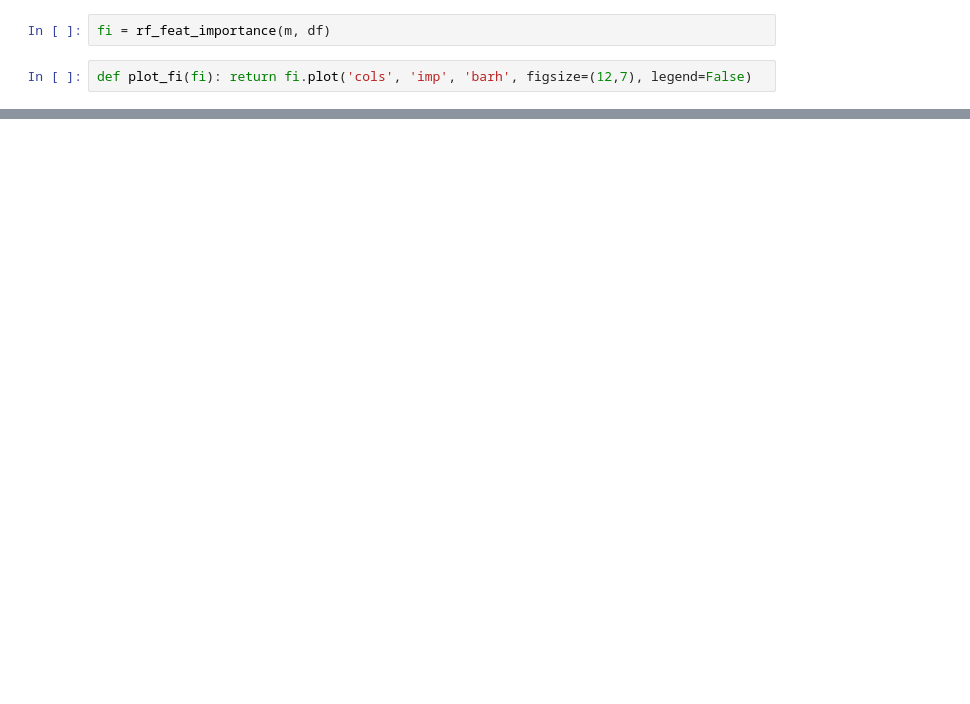
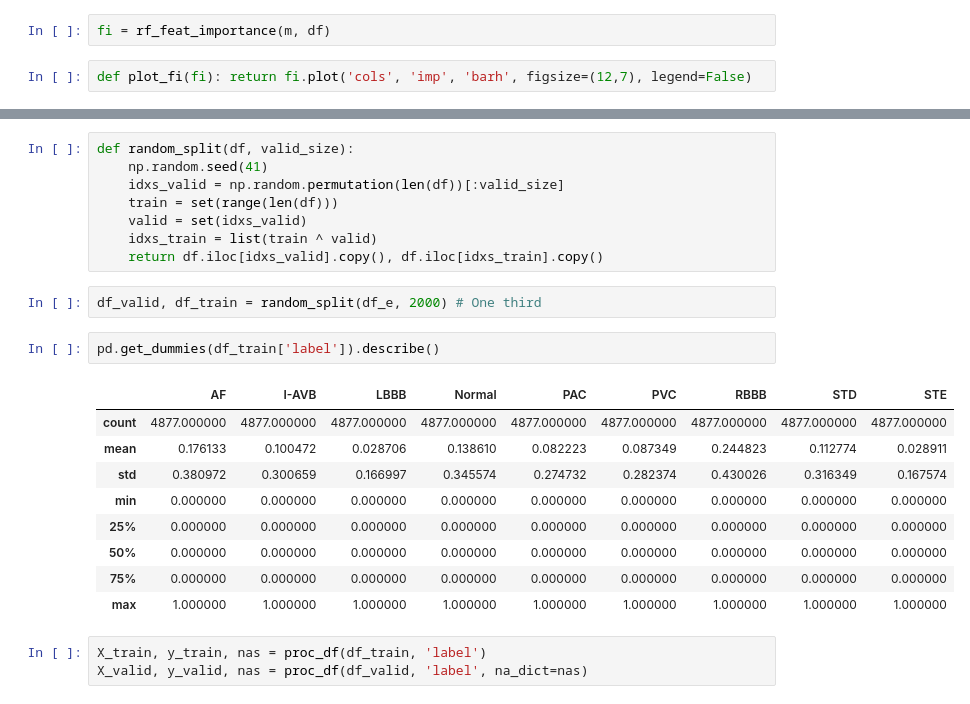
Before and after one commit to tomiambro/phys2020Classifier, a Jupyter notebook: simpleClassifier.ipynb, the cells around one changed output, grey strips where cells are left out. Saved outputs shown, nothing was run; the diff lists cells and outputs as text; blank space fills up the shorter version.

```diff
--- a/simpleClassifier.ipynb
+++ b/simpleClassifier.ipynb
@@ -137,0 +223,25 @@ plot_fi(fi[:25]);
+# %%
+def random_split(df, valid_size):
+    np.random.seed(41)
+    idxs_valid = np.random.permutation(len(df))[:valid_size]
+    train = set(range(len(df)))
+    valid = set(idxs_valid)
+    idxs_train = list(train ^ valid)
+    return df.iloc[idxs_valid].copy(), df.iloc[idxs_train].copy()
+# %%
+df_valid, df_train = random_split(df_e, 2000) # One third
+# %%
+pd.get_dummies(df_train['label']).describe()
+# %% [output]
+|  | AF | I-AVB | LBBB | Normal | PAC | PVC | RBBB | STD | STE |
+| count | 4877.000000 | 4877.000000 | 4877.000000 | 4877.000000 | 4877.000000 | 4877.000000 | 4877.000000 | 4877.000000 | 4877.000000 |
+| mean | 0.176133 | 0.100472 | 0.028706 | 0.138610 | 0.082223 | 0.087349 | 0.244823 | 0.112774 | 0.028911 |
+| std | 0.380972 | 0.300659 | 0.166997 | 0.345574 | 0.274732 | 0.282374 | 0.430026 | 0.316349 | 0.167574 |
+| min | 0.000000 | 0.000000 | 0.000000 | 0.000000 | 0.000000 | 0.000000 | 0.000000 | 0.000000 | 0.000000 |
+| 25% | 0.000000 | 0.000000 | 0.000000 | 0.000000 | 0.000000 | 0.000000 | 0.000000 | 0.000000 | 0.000000 |
+| 50% | 0.000000 | 0.000000 | 0.000000 | 0.000000 | 0.000000 | 0.000000 | 0.000000 | 0.000000 | 0.000000 |
+| 75% | 0.000000 | 0.000000 | 0.000000 | 0.000000 | 0.000000 | 0.000000 | 0.000000 | 0.000000 | 0.000000 |
+| max | 1.000000 | 1.000000 | 1.000000 | 1.000000 | 1.000000 | 1.000000 | 1.000000 | 1.000000 | 1.000000 |
+# %%
+X_train, y_train, nas = proc_df(df_train, 'label')
+X_valid, y_valid, nas = proc_df(df_valid, 'label', na_dict=nas)
```
Also changed, not shown: parts of 26 cells of this notebook, 3 other files.
